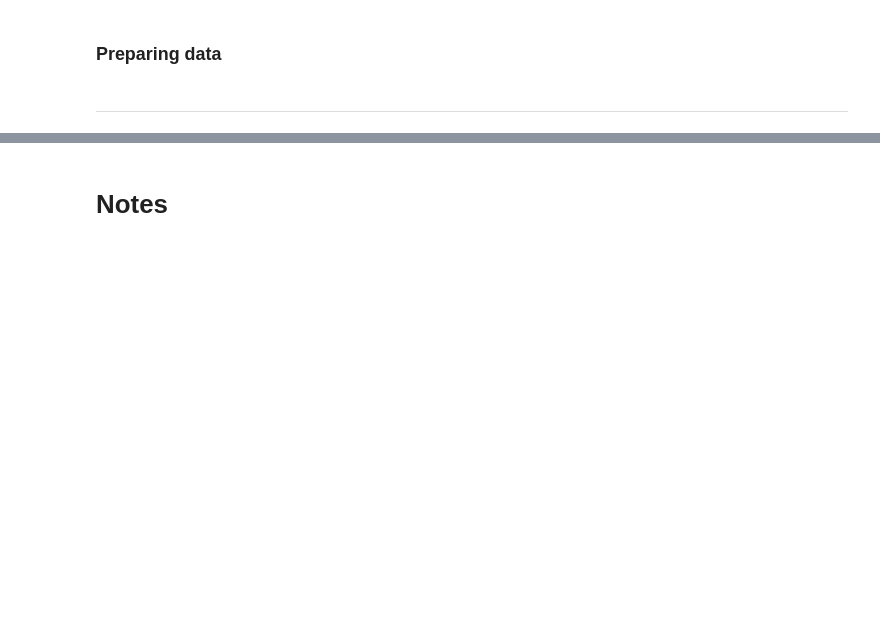
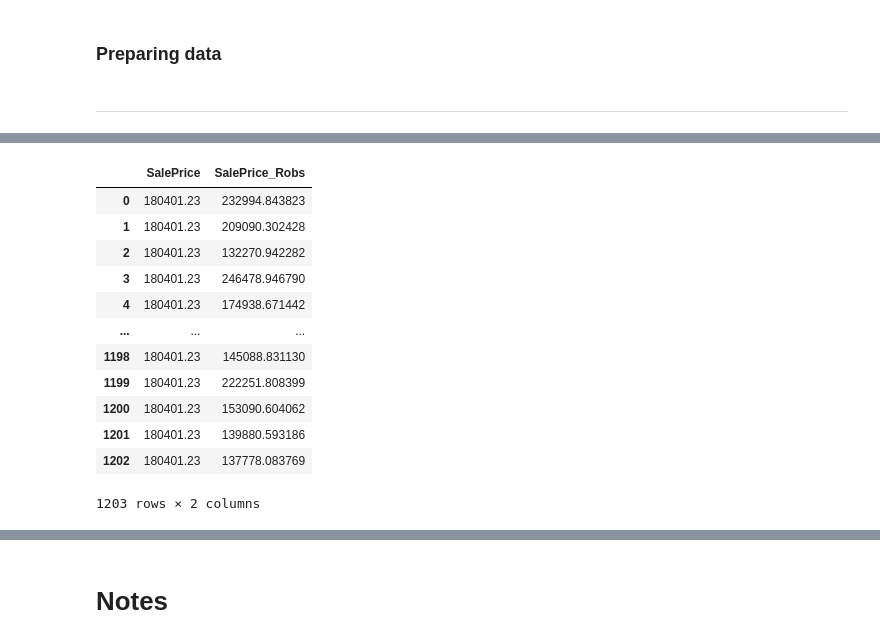
Before and after one commit to EnriqueOrtiz27/predicting-house-prices, a Jupyter notebook: Robs/Robs.ipynb, the cells around one changed output, grey strips where cells are left out. Drawn from its saved outputs; the diff is of its cells as text; code cells hidden in the pictures; blank space fills up the shorter version.

```diff
--- a/Robs/Robs.ipynb
+++ b/Robs/Robs.ipynb
@@ -316,0 +460,17 @@ housingc_prp = full_pipeline.fit_transform(housingc)
+# %%
+df_final_eval = df_final_eval.loc[:, ["SalePrice", "SalePrice_Robs"]]
+df_final_eval
+# %% [output]
+|  | SalePrice | SalePrice_Robs |
+| 0 | 180401.23 | 232994.843823 |
+| 1 | 180401.23 | 209090.302428 |
+| 2 | 180401.23 | 132270.942282 |
+| 3 | 180401.23 | 246478.946790 |
+| 4 | 180401.23 | 174938.671442 |
+| ... | ... | ... |
+| 1198 | 180401.23 | 145088.831130 |
+| 1199 | 180401.23 | 222251.808399 |
+| 1200 | 180401.23 | 153090.604062 |
+| 1201 | 180401.23 | 139880.593186 |
+| 1202 | 180401.23 | 137778.083769 |
+1203 rows × 2 columns
```
Also changed, not shown: parts of 39 cells of this notebook, 3 other files.
